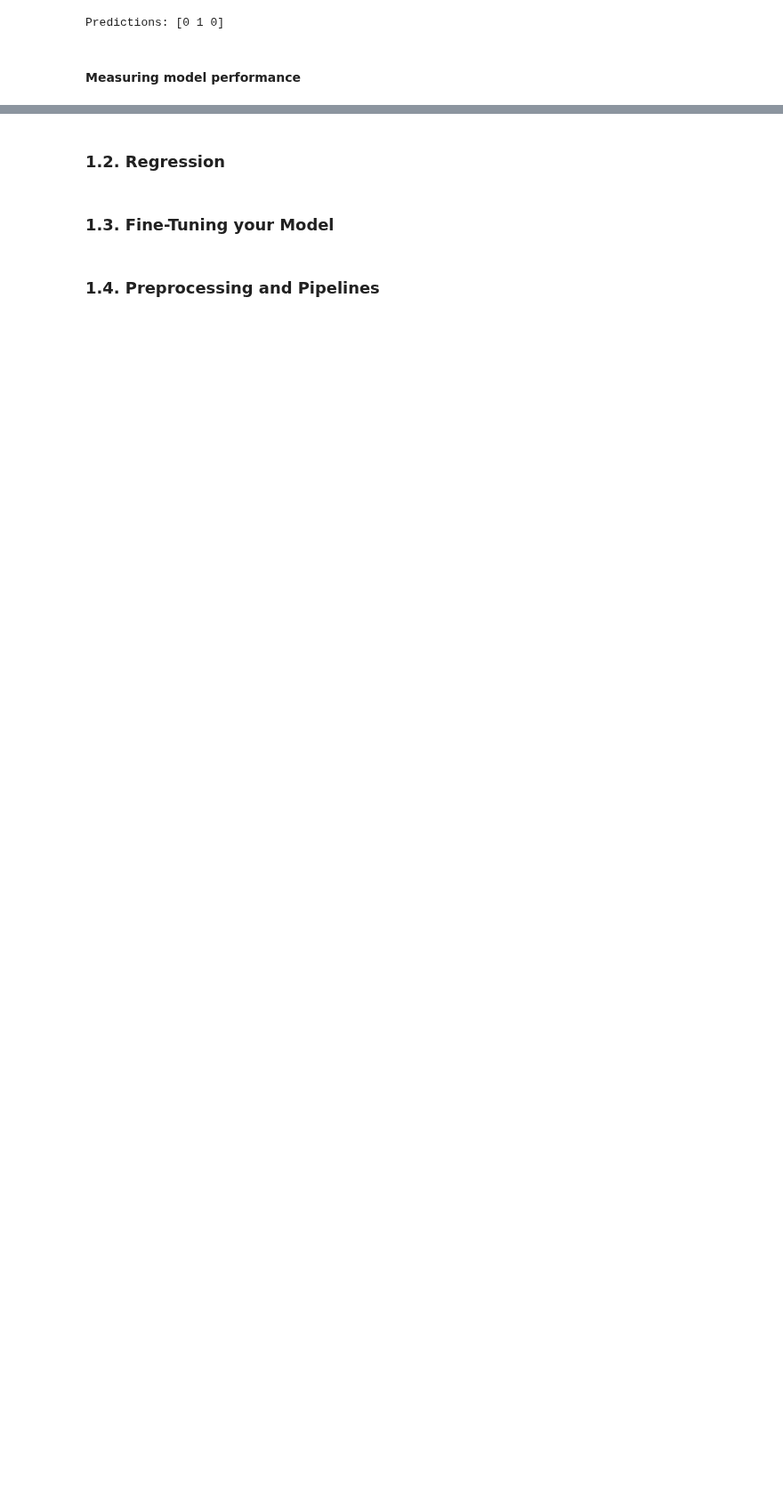
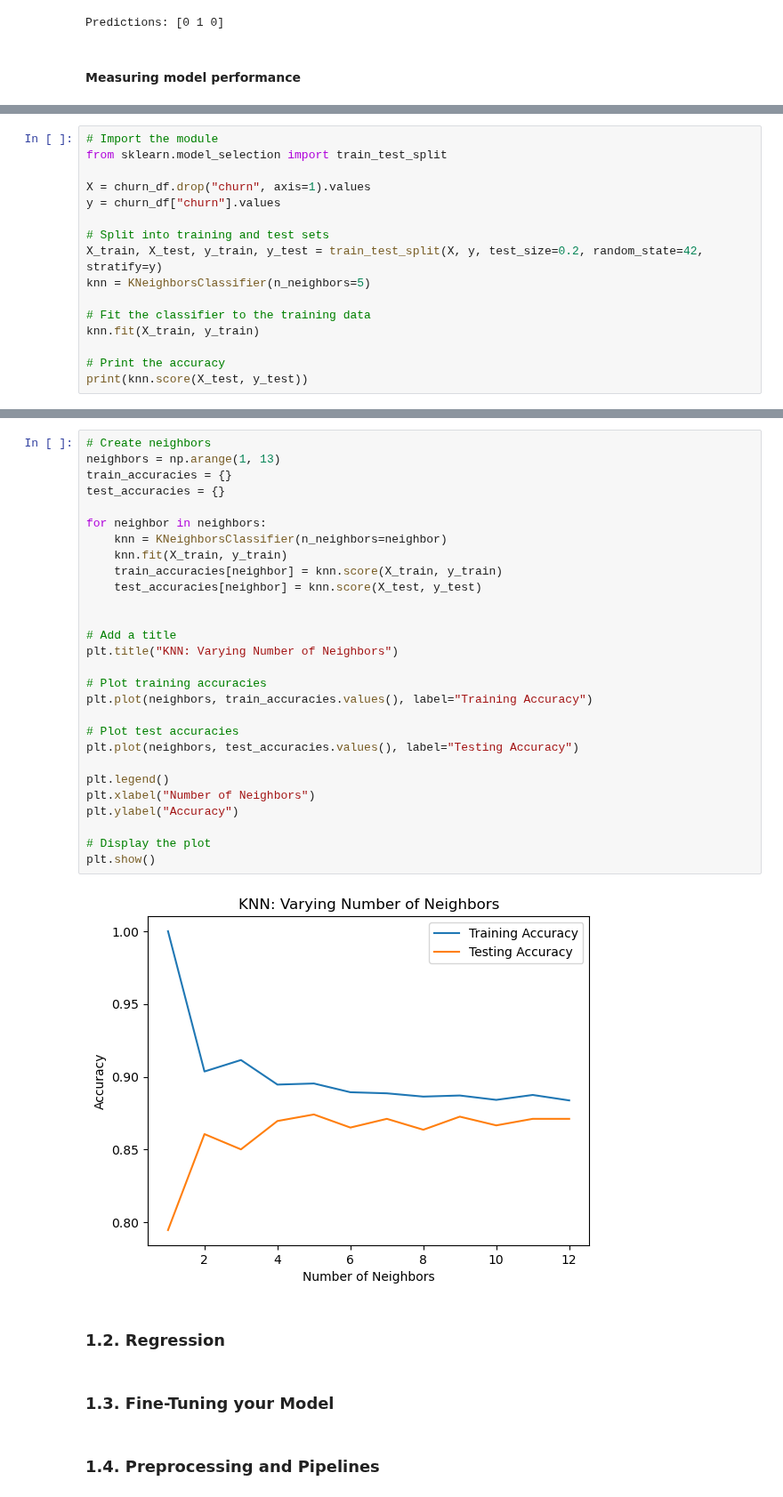
Before and after one commit to ONURYI/Data-Scientist-Professional-with-Python, a Jupyter notebook: Block V - Machine Learning/1.Supervised Learning with scikit-learn.ipynb, the cells around one changed output, grey strips where cells are left out. Shown at 89% size. Drawn from its saved outputs; the diff is of its cells as text; blank space fills up the shorter version.

```diff
--- a/Block V - Machine Learning/1.Supervised Learning with scikit-learn.ipynb
+++ b/Block V - Machine Learning/1.Supervised Learning with scikit-learn.ipynb
@@ -79,0 +90,16 @@ Predictions: [0 1 0]
+# %%
+# Import the module
+from sklearn.model_selection import train_test_split
+
+X = churn_df.drop("churn", axis=1).values
+y = churn_df["churn"].values
+
+# Split into training and test sets
+X_train, X_test, y_train, y_test = train_test_split(X, y, test_size=0.2, random_state=42, stratify=y)
+knn = KNeighborsClassifier(n_neighbors=5)
+
+# Fit the classifier to the training data
+knn.fit(X_train, y_train)
+
+# Print the accuracy
+print(knn.score(X_test, y_test))
@@ -80,3 +110,33 @@ Predictions: [0 1 0]
+# %%
+# Create neighbors
+neighbors = np.arange(1, 13)
+train_accuracies = {}
+test_accuracies = {}
+
+for neighbor in neighbors:
+    knn = KNeighborsClassifier(n_neighbors=neighbor)
+    knn.fit(X_train, y_train)
+    train_accuracies[neighbor] = knn.score(X_train, y_train)
+    test_accuracies[neighbor] = knn.score(X_test, y_test)
+
+
+# Add a title
+plt.title("KNN: Varying Number of Neighbors")
+
+# Plot training accuracies
+plt.plot(neighbors, train_accuracies.values(), label="Training Accuracy")
+
+# Plot test accuracies
+plt.plot(neighbors, test_accuracies.values(), label="Testing Accuracy")
+
+plt.legend()
+plt.xlabel("Number of Neighbors")
+plt.ylabel("Accuracy")
+
+# Display the plot
+plt.show()
+# %% [output]
+[figure, added]
 # %% [markdown]
 ### **1.2. Regression**
 # %% [markdown]
```
Also changed, not shown: parts of 4 cells of this notebook.
